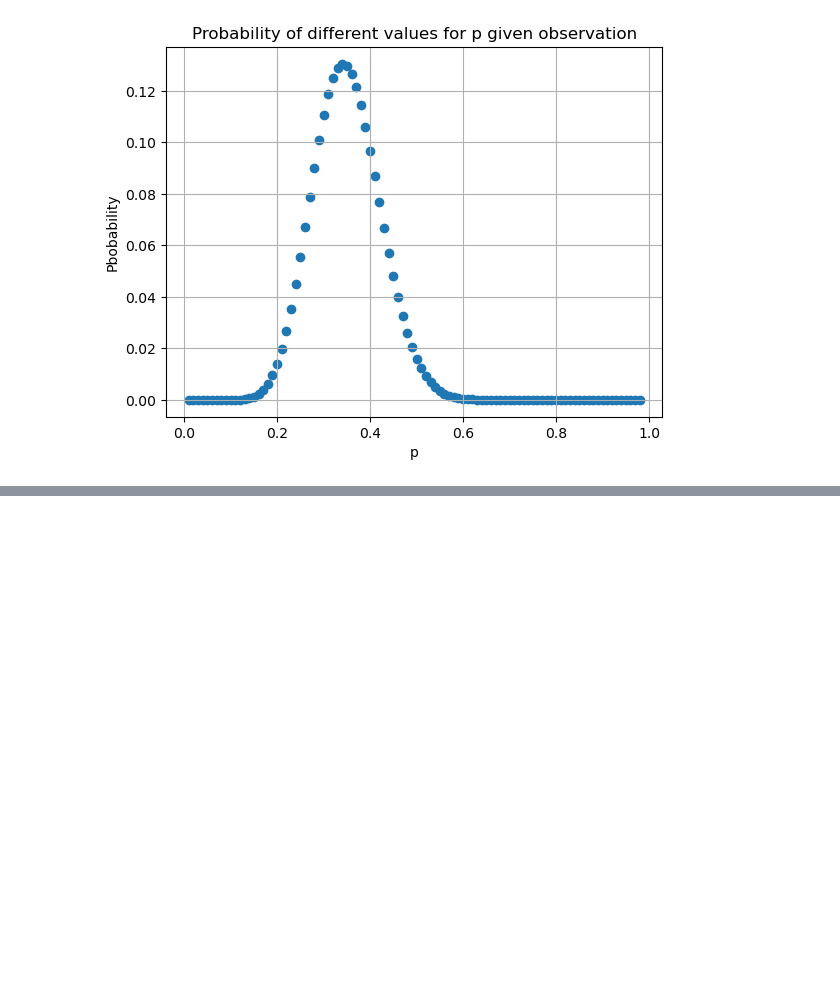
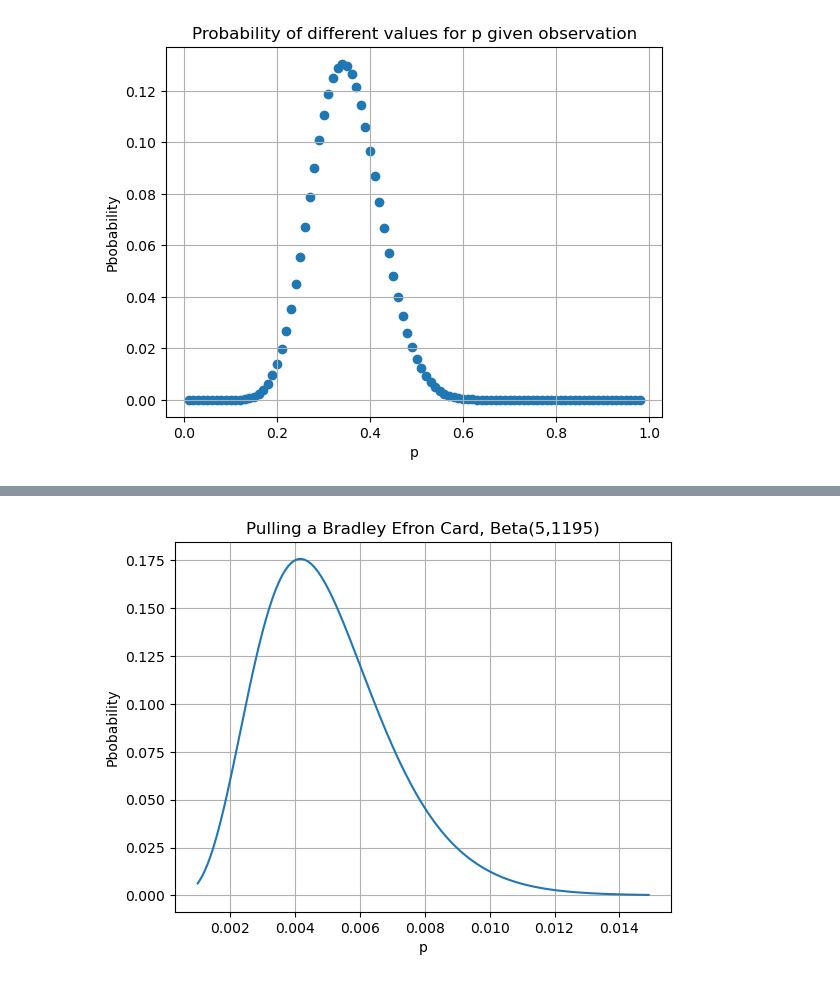
Before and after one commit to MemoryFactory/jupyter_basic, a Jupyter notebook: python_basic_exercises.ipynb, the cells around one changed output, grey strips where cells are left out. Saved outputs shown, nothing was run; the diff lists cells and outputs as text; code cells hidden in the pictures; blank space fills up the shorter version.

```diff
--- a/python_basic_exercises.ipynb
+++ b/python_basic_exercises.ipynb
@@ -766,0 +784,17 @@ plt.show()
+# %%
+# 5.3 fig.5-4
+from bayesian import *
+import numpy as np
+import matplotlib.pyplot as plt
+
+x=np.arange(0.001,0.015,0.0001)
+y=binomial(5,5+1195,x)
+
+plt.title('Pulling a Bradley Efron Card, Beta(5,1195)')
+plt.plot(x,y)
+plt.xlabel('p')
+plt.ylabel('Pbobability')
+plt.grid(True)
+plt.show()
+# %% [output]
+[figure, added]
```
Also changed, not shown: parts of 2 cells of this notebook, 1 other file.
